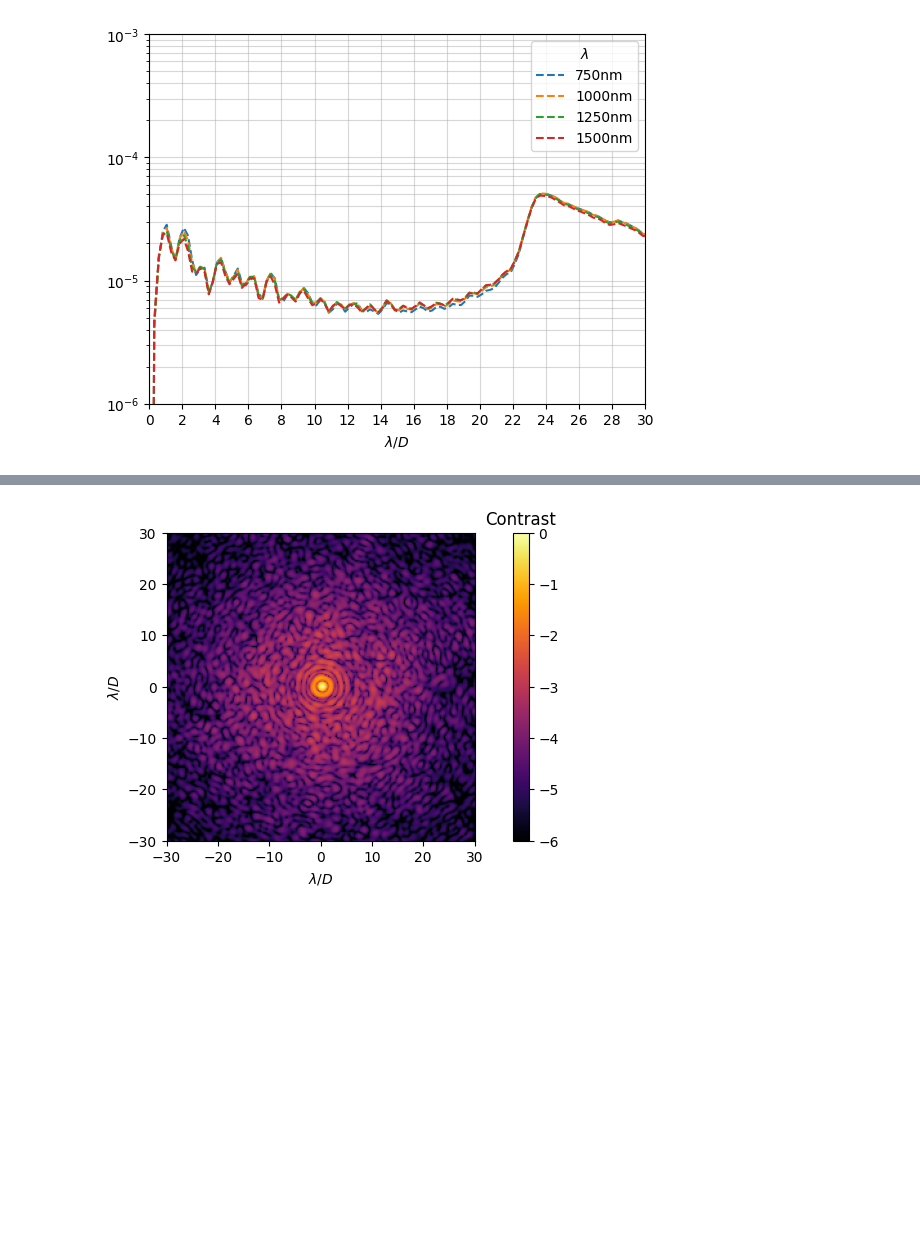
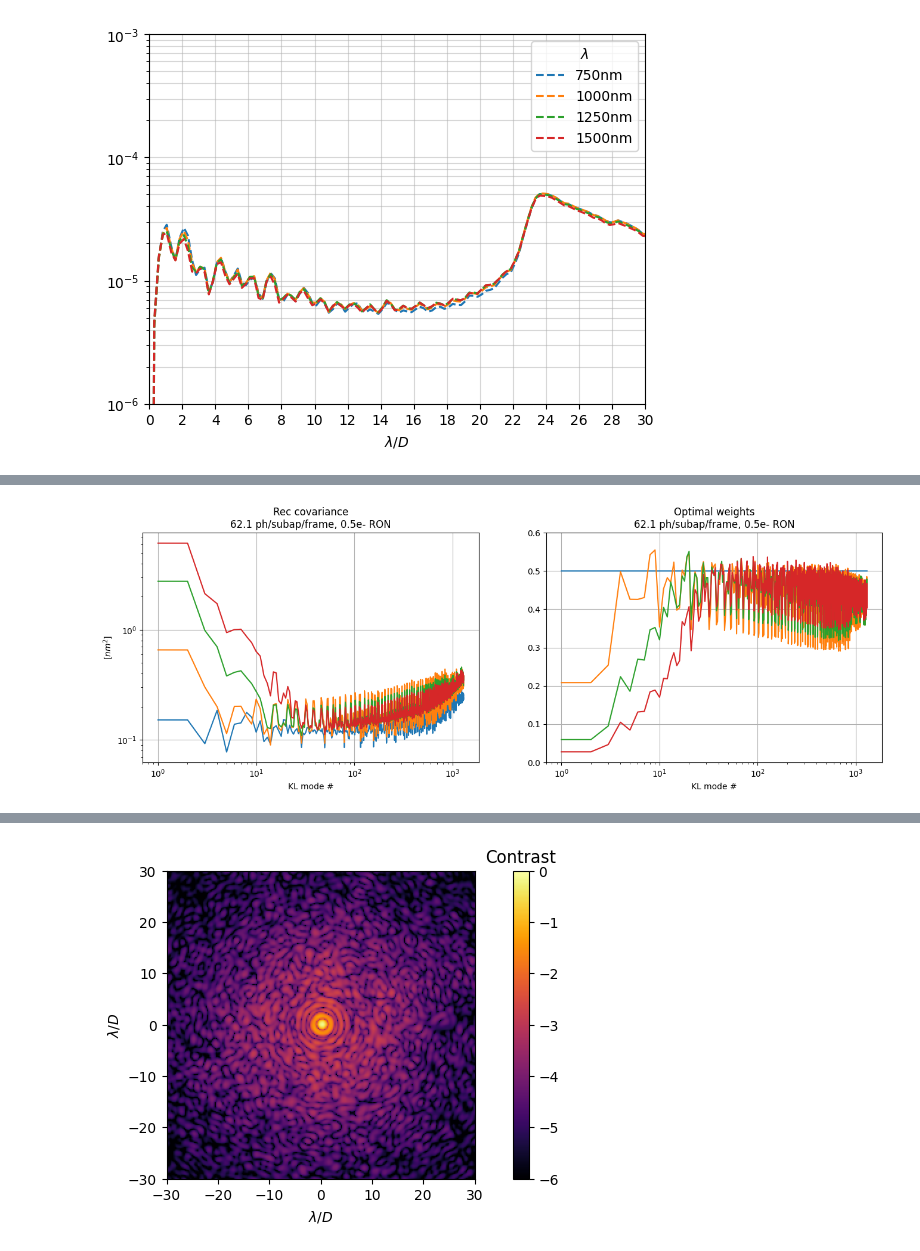
Before and after one commit to Menessao/SPECULA, a Jupyter notebook: config/SensorFusion/paperPlots.ipynb, the cells around one changed output, grey strips where cells are left out. Drawn from its saved outputs; the diff is of its cells as text; code cells hidden in the pictures; blank space fills up the shorter version.

```diff
--- a/config/SensorFusion/paperPlots.ipynb
+++ b/config/SensorFusion/paperPlots.ipynb
@@ -358,41 +358,43 @@ key: coro_psf_int_profile type: <class 'numpy.ndarray'>
 from specula.mmlib.compute_rec import rec_noise
 from specula.mmlib.utils import get_pupil_mask
 # %%
-frame09p1 = fits.getdata('/raid1/mmenessini/calibration/RISTRETTO/frames/pyr1.0_48x48_s1.30_1300modes_avg_frame.fits')
-frame09p0 = fits.getdata('/raid1/mmenessini/calibration/RISTRETTO/frames/pyr0.0_48x48_s1.30_1300modes_avg_frame.fits')
-frame09p2 = fits.getdata('/raid1/mmenessini/calibration/RISTRETTO/frames/pyr2.0_48x48_s1.30_1300modes_avg_frame.fits')
-frame09p3 = fits.getdata('/raid1/mmenessini/calibration/RISTRETTO/frames/pyr3.0_48x48_s1.30_1300modes_avg_frame.fits')
+seeing = 0.9
+N = 1300
+
+frame09p1 = fits.getdata(f'/raid1/mmenessini/calibration/RISTRETTO/frames/pyr1.0_48x48_s{seeing:1.2f}_{N}modes_avg_frame.fits')
+frame09p0 = fits.getdata(f'/raid1/mmenessini/calibration/RISTRETTO/frames/pyr0.0_48x48_s{seeing:1.2f}_{N}modes_avg_frame.fits')
+frame09p2 = fits.getdata(f'/raid1/mmenessini/calibration/RISTRETTO/frames/pyr2.0_48x48_s{seeing:1.2f}_{N}modes_avg_frame.fits')
+frame09p3 = fits.getdata(f'/raid1/mmenessini/calibration/RISTRETTO/frames/pyr3.0_48x48_s{seeing:1.2f}_{N}modes_avg_frame.fits')
 
 pyr48_mask = get_pupil_mask(npix=120,filepath='/raid1/mmenessini/calibration/RISTRETTO/pupils/pyr_pupdata_48x48.fits')
 
-simpc09p0 = fits.getdata('/raid1/mmenessini/calibration/RISTRETTO/im/pyr0.0_48x48_s1.30_1300modes_simpc.fits')
-simpc09p1 = fits.getdata('/raid1/mmenessini/calibration/RISTRETTO/im/pyr1.0_48x48_s1.30_1300modes_simpc.fits')
-simpc09p2 = fits.getdata('/raid1/mmenessini/calibration/RISTRETTO/im/pyr2.0_48x48_s1.30_1300modes_simpc.fits')
-simpc09p3 = fits.getdata('/raid1/mmenessini/calibration/RISTRETTO/im/pyr3.0_48x48_s1.30_1300modes_simpc.fits')
+simpc09p0 = fits.getdata(f'/raid1/mmenessini/calibration/RISTRETTO/im/pyr0.0_48x48_s{seeing:1.2f}_{N}modes_simpc.fits')
+simpc09p1 = fits.getdata(f'/raid1/mmenessini/calibration/RISTRETTO/im/pyr1.0_48x48_s{seeing:1.2f}_{N}modes_simpc.fits')
+simpc09p2 = fits.getdata(f'/raid1/mmenessini/calibration/RISTRETTO/im/pyr2.0_48x48_s{seeing:1.2f}_{N}modes_simpc.fits')
+simpc09p3 = fits.getdata(f'/raid1/mmenessini/calibration/RISTRETTO/im/pyr3.0_48x48_s{seeing:1.2f}_{N}modes_simpc.fits')
 
-rec0 = fits.getdata('/raid1/mmenessini/calibration/RISTRETTO/rec/pyr0.0_48x48_1300modes_rec.fits')
-rec1 = fits.getdata('/raid1/mmenessini/calibration/RISTRETTO/rec/pyr1.0_48x48_1300modes_rec.fits')
-rec2 = fits.getdata('/raid1/mmenessini/calibration/RISTRETTO/rec/pyr2.0_48x48_1300modes_rec.fits')
-rec3 = fits.getdata('/raid1/mmenessini/calibration/RISTRETTO/rec/pyr3.0_48x48_1300modes_rec.fits')
+rec0 = fits.getdata(f'/raid1/mmenessini/calibration/RISTRETTO/rec/pyr0.0_48x48_{N}modes_rec.fits')
+rec1 = fits.getdata(f'/raid1/mmenessini/calibration/RISTRETTO/rec/pyr1.0_48x48_{N}modes_rec.fits')
+rec2 = fits.getdata(f'/raid1/mmenessini/calibration/RISTRETTO/rec/pyr2.0_48x48_{N}modes_rec.fits')
+rec3 = fits.getdata(f'/raid1/mmenessini/calibration/RISTRETTO/rec/pyr3.0_48x48_{N}modes_rec.fits')
 
-sn0 = fits.getdata('/raid1/mmenessini/calibration/RISTRETTO/slopenulls/pyr0.0_48x48_s1.30_1300modes_sn.fits')
-sn1 = fits.getdata('/raid1/mmenessini/calibration/RISTRETTO/slopenulls/pyr1.0_48x48_s1.30_1300modes_sn.fits')
-sn2 = fits.getdata('/raid1/mmenessini/calibration/RISTRETTO/slopenulls/pyr2.0_48x48_s1.30_1300modes_sn.fits')
-sn3 = fits.getdata('/raid1/mmenessini/calibration/RISTRETTO/slopenulls/pyr3.0_48x48_s1.30_1300modes_sn.fits')
+sn0 = fits.getdata(f'/raid1/mmenessini/calibration/RISTRETTO/slopenulls/pyr0.0_48x48_s{seeing:1.2f}_{N}modes_sn.fits')
+sn1 = fits.getdata(f'/raid1/mmenessini/calibration/RISTRETTO/slopenulls/pyr1.0_48x48_s{seeing:1.2f}_{N}modes_sn.fits')
+sn2 = fits.getdata(f'/raid1/mmenessini/calibration/RISTRETTO/slopenulls/pyr2.0_48x48_s{seeing:1.2f}_{N}modes_sn.fits')
+sn3 = fits.getdata(f'/raid1/mmenessini/calibration/RISTRETTO/slopenulls/pyr3.0_48x48_s{seeing:1.2f}_{N}modes_sn.fits')
 
-alias0 = fits.getdata('/raid1/mmenessini/calibration/RISTRETTO/aliasing/pyr0.0_48x48_s1.30_1300modes_alias.fits')
-alias1 = fits.getdata('/raid1/mmenessini/calibration/RISTRETTO/aliasing/pyr1.0_48x48_s1.30_1300modes_alias.fits')
-alias2 = fits.getdata('/raid1/mmenessini/calibration/RISTRETTO/aliasing/pyr2.0_48x48_s1.30_1300modes_alias.fits')
-alias3 = fits.getdata('/raid1/mmenessini/calibration/RISTRETTO/aliasing/pyr3.0_48x48_s1.30_1300modes_alias.fits')
+alias0 = fits.getdata(f'/raid1/mmenessini/calibration/RISTRETTO/aliasing/pyr0.0_48x48_s{seeing:1.2f}_{N}modes_alias.fits')
+alias1 = fits.getdata(f'/raid1/mmenessini/calibration/RISTRETTO/aliasing/pyr1.0_48x48_s{seeing:1.2f}_{N}modes_alias.fits')
+alias2 = fits.getdata(f'/raid1/mmenessini/calibration/RISTRETTO/aliasing/pyr2.0_48x48_s{seeing:1.2f}_{N}modes_alias.fits')
+alias3 = fits.getdata(f'/raid1/mmenessini/calibration/RISTRETTO/aliasing/pyr3.0_48x48_s{seeing:1.2f}_{N}modes_alias.fits')
 
-N = 1300
 og0 = np.diag(rec0 @ simpc09p0)
 og1 = np.diag(rec1 @ simpc09p1)
 og2 = np.diag(rec2 @ simpc09p2)
 og3 = np.diag(rec3 @ simpc09p3)
 
 RON = 0.5
-Nphot = 1e+6
+Nphot = 1e+5
 cov0 = rec_noise(rec=rec0,frame=frame09p0,mask=pyr48_mask,sn=sn0+2e-2,RON=RON,Nphot=Nphot)
 cov1 = rec_noise(rec=rec1,frame=frame09p1,mask=pyr48_mask,sn=sn1+2e-2,RON=RON,Nphot=Nphot)
 cov2 = rec_noise(rec=rec2,frame=frame09p2,mask=pyr48_mask,sn=sn2+2e-2,RON=RON,Nphot=Nphot)
@@ -402,24 +404,46 @@ x = np.arange(N)+1
 
 plt.figure(figsize=(16,5))
 plt.subplot(1,2,1)
-plt.loglog(x,cov0/cov0)
-plt.loglog(x,cov1/cov0)
-plt.loglog(x,cov2/cov0)
-plt.loglog(x,cov3/cov0)
+plt.loglog(x,cov0)
+plt.loglog(x,cov1)
+plt.loglog(x,cov2)
+plt.loglog(x,cov3)
 plt.grid()
+plt.xlabel('KL mode #')
+plt.ylabel('$[nm^2]$')
+plt.title(f'Rec covariance\n{Nphot/(np.pi/4*(48**2-0.11*48**2)):1.1f} ph/subap/frame, {RON:1.1f}e- RON')
 plt.subplot(1,2,2)
-plt.loglog(x,cov0/og0**2/cov0*og0**2)
-plt.loglog(x,cov1/og1**2/cov0*og0**2)
-plt.loglog(x,cov2/og2**2/cov0*og0**2)
-plt.loglog(x,cov3/og3**2/cov0*og0**2)
+# ref = np.sqrt(cov0/og0**2)
+# plt.loglog(x,np.sqrt(cov0/og0**2)/ref)
+# plt.loglog(x,np.sqrt(cov1/og1**2)/ref)
+# plt.loglog(x,np.sqrt(cov2/og2**2)/ref)
+# plt.loglog(x,np.sqrt(cov3/og3**2)/ref)
+ref = cov0/og0**2
+plt.loglog(x,1-cov0/og0**2/(ref+cov0/og0**2))
+plt.loglog(x,1-cov1/og1**2/(ref+cov1/og1**2))
+plt.loglog(x,1-cov2/og2**2/(ref+cov2/og2**2))
+plt.loglog(x,1-cov3/og3**2/(ref+cov3/og3**2))
 plt.grid()
+plt.yscale('linear')
+plt.ylim([0.,0.6])
+plt.xlabel('KL mode #')
+plt.title(f'Optimal weights\n{Nphot/(np.pi/4*(48**2-0.11*48**2)):1.1f} ph/subap/frame, {RON:1.1f}e- RON')
 
-plt.figure()
+plt.figure(figsize=(16,5))
+plt.subplot(1,2,1)
 plt.plot(x,og0)
 plt.plot(x,og1)
 plt.plot(x,og2)
 plt.plot(x,og3)
-# plt.ylim([0,1])
+plt.ylim([0,1])
 plt.xscale('log')
 plt.grid()
+plt.subplot(1,2,2)
+plt.plot(x,alias0/og0)
+plt.plot(x,alias1/og1)
+plt.plot(x,alias2/og2)
+plt.plot(x,alias3/og3)
+plt.xscale('log')
+plt.yscale('log')
+plt.grid()
 # %% [output]
@@ -426,0 +450 @@ FileNotFoundError: [Errno 2] No such file or directory: '/raid1/mmenessini/calib
+[figure, added]
```
Also changed, not shown: parts of 5 cells of this notebook, 1 other file.
